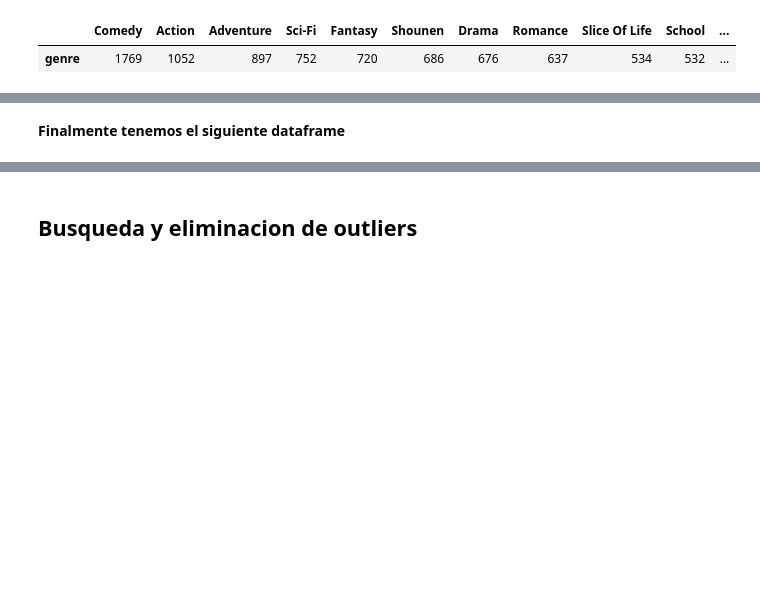
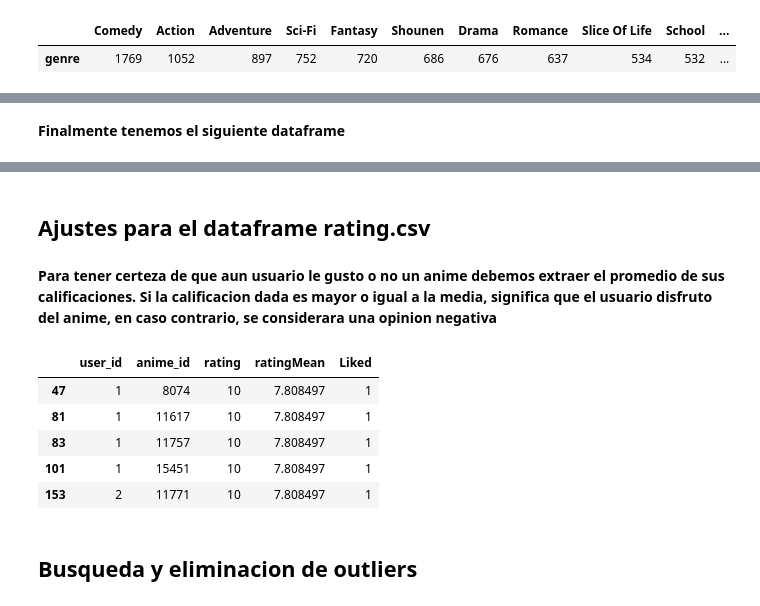
Before and after one commit to 1KVueltasAlCampo/AI-anime-recomendation, a Jupyter notebook: 2daEntrega/Codigo/EDARecomendacionAnime.ipynb, the cells around one changed output, grey strips where cells are left out. Saved outputs shown, nothing was run; the diff lists cells and outputs as text; code cells hidden in the pictures; blank space fills up the shorter version.

```diff
--- a/2daEntrega/Codigo/EDARecomendacionAnime.ipynb
+++ b/2daEntrega/Codigo/EDARecomendacionAnime.ipynb
@@ -181,5 +207,5 @@ for i in range(15):
-# %% [markdown]
-**Finalmente tenemos el siguiente dataframe**
+# %% [markdown]
+**Finalmente tenemos el siguiente dataframe**
 # %%
 df_series = df_series.drop('genre',axis=1)
 df_series.head(3)
@@ -188,6 +214,21 @@ df_series.head(3)
 | 1 | 5114 | Fullmetal Alchemist: Brotherhood | 64 | 9.26 | 793665 | 0 | 1 | 1 | 0 | 1 | 1 | ... |
 | 2 | 28977 | Gintama° | 51 | 9.25 | 114262 | 1 | 1 | 0 | 1 | 0 | 1 | ... |
 | 3 | 9253 | Steins;Gate | 24 | 9.17 | 673572 | 0 | 0 | 0 | 1 | 0 | 0 | ... |
+# %% [markdown]
+## Ajustes para el dataframe rating.csv
+# %% [markdown]
+**Para tener certeza de que aun usuario le gusto o no un anime debemos extraer el promedio de sus calificaciones. Si la calificacion dada es mayor o igual a la media, significa que el usuario disfruto del anime, en caso contrario, se considerara una opinion negativa**
+# %%
+dfRating['ratingMean']=dfRating["rating"].mean()
+dfRating['Liked']=np.where(dfRating.rating >= dfRating.ratingMean ,1,0)
+dfRating.head()
+# %% [output]
+|  | user_id | anime_id | rating | ratingMean | Liked |
+| 47 | 1 | 8074 | 10 | 7.808497 | 1 |
+| 81 | 1 | 11617 | 10 | 7.808497 | 1 |
+| 83 | 1 | 11757 | 10 | 7.808497 | 1 |
+| 101 | 1 | 15451 | 10 | 7.808497 | 1 |
+| 153 | 2 | 11771 | 10 | 7.808497 | 1 |
 # %% [markdown]
 ## **Busqueda y eliminacion de outliers**
 # %% [markdown]
```
Also changed, not shown: parts of 53 cells of this notebook.
